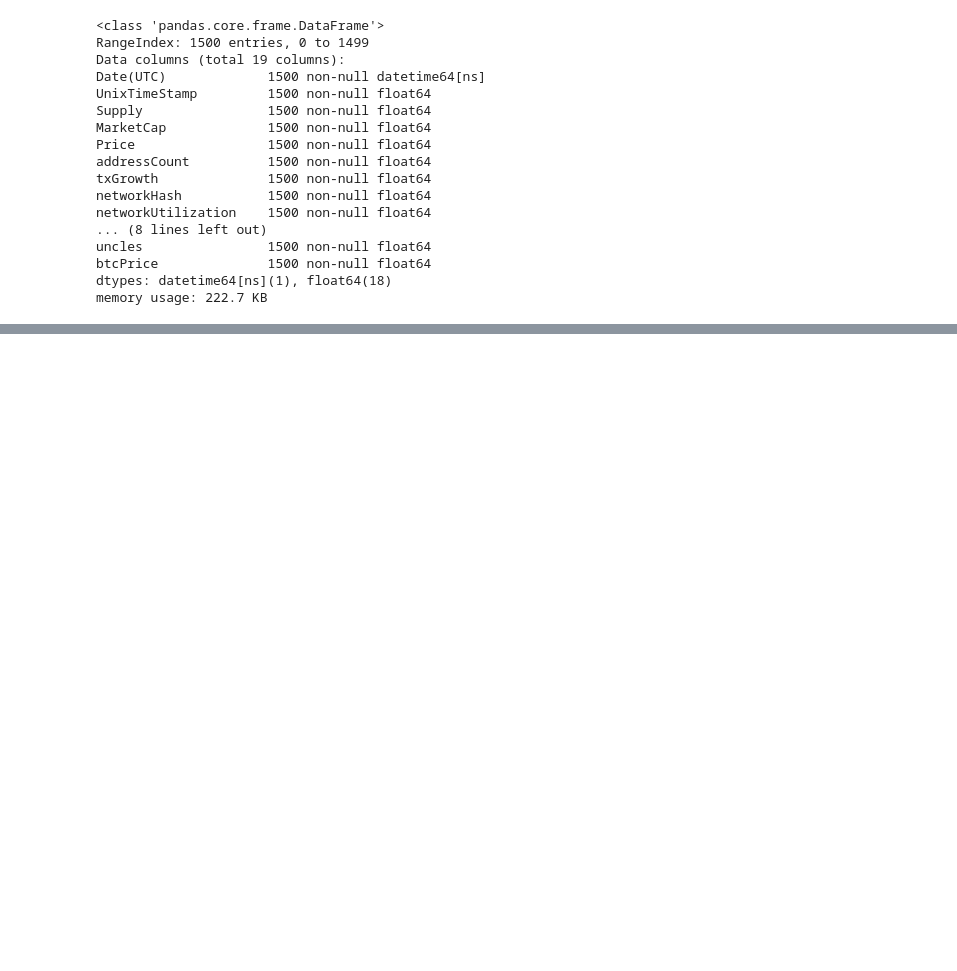
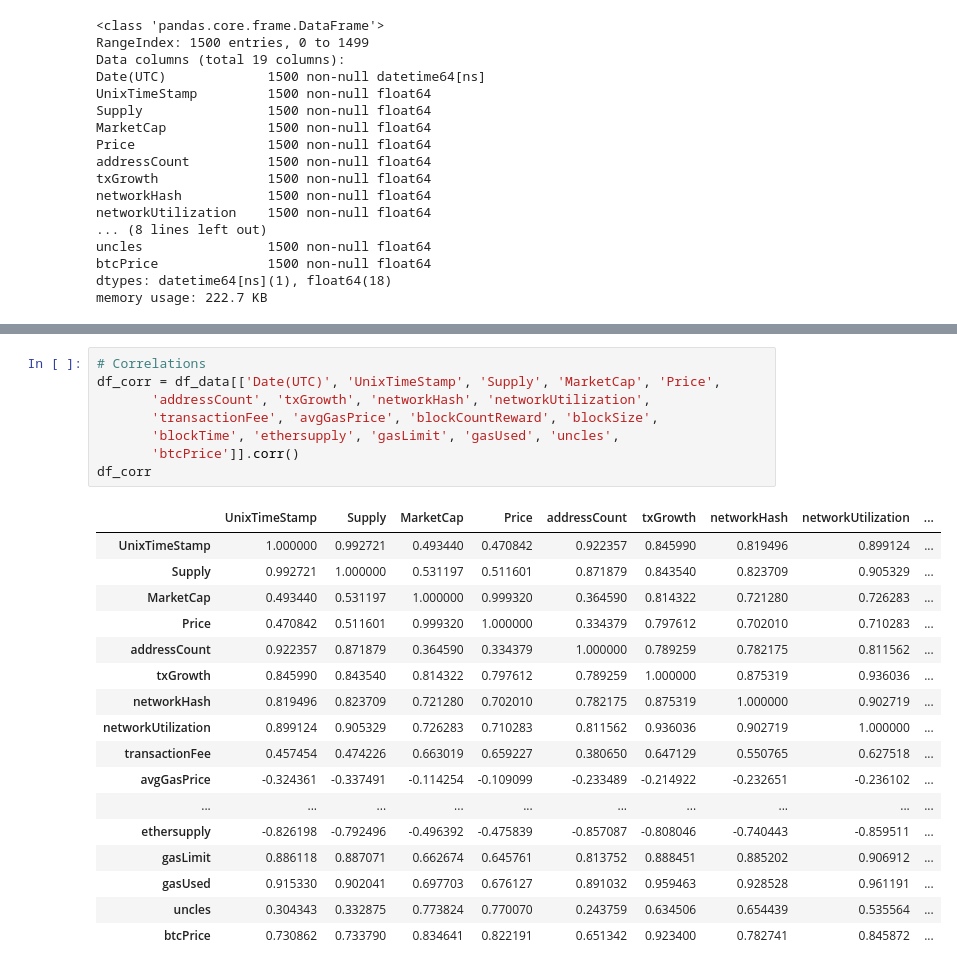
Before and after one commit to y4m4rx/appliedDataScienceProject, a Jupyter notebook: Data Clean/Project.ipynb, the cells around one changed output, grey strips where cells are left out. Drawn from its saved outputs; the diff is of its cells as text; blank space fills up the shorter version.

```diff
--- a/Data Clean/Project.ipynb
+++ b/Data Clean/Project.ipynb
@@ -141,3 +141,29 @@ df_data.describe()
 | 50% | 1.502971e+09 | 9.407962e+07 | 14216.503048 | 136.045000 | 5.975766e+06 | 3.061815e+05 | 92156.117400 | 0.569950 | ... |
 | 75% | 1.535350e+09 | 1.016003e+08 | 28674.968092 | 295.085000 | 4.406175e+07 | 6.285058e+05 | 179726.672575 | 0.831900 | ... |
 | max | 1.567728e+09 | 1.076359e+08 | 134295.814410 | 1385.020000 | 7.469110e+07 | 1.349890e+06 | 295911.997400 | 0.969000 | ... |
+# %%
+# Correlations
+df_corr = df_data[['Date(UTC)', 'UnixTimeStamp', 'Supply', 'MarketCap', 'Price',
+       'addressCount', 'txGrowth', 'networkHash', 'networkUtilization',
+       'transactionFee', 'avgGasPrice', 'blockCountReward', 'blockSize',
+       'blockTime', 'ethersupply', 'gasLimit', 'gasUsed', 'uncles',
+       'btcPrice']].corr()
+df_corr
+# %% [output]
+|  | UnixTimeStamp | Supply | MarketCap | Price | addressCount | txGrowth | networkHash | networkUtilization | ... |
+| UnixTimeStamp | 1.000000 | 0.992721 | 0.493440 | 0.470842 | 0.922357 | 0.845990 | 0.819496 | 0.899124 | ... |
+| Supply | 0.992721 | 1.000000 | 0.531197 | 0.511601 | 0.871879 | 0.843540 | 0.823709 | 0.905329 | ... |
+| MarketCap | 0.493440 | 0.531197 | 1.000000 | 0.999320 | 0.364590 | 0.814322 | 0.721280 | 0.726283 | ... |
+| Price | 0.470842 | 0.511601 | 0.999320 | 1.000000 | 0.334379 | 0.797612 | 0.702010 | 0.710283 | ... |
+| addressCount | 0.922357 | 0.871879 | 0.364590 | 0.334379 | 1.000000 | 0.789259 | 0.782175 | 0.811562 | ... |
+| txGrowth | 0.845990 | 0.843540 | 0.814322 | 0.797612 | 0.789259 | 1.000000 | 0.875319 | 0.936036 | ... |
+| networkHash | 0.819496 | 0.823709 | 0.721280 | 0.702010 | 0.782175 | 0.875319 | 1.000000 | 0.902719 | ... |
+| networkUtilization | 0.899124 | 0.905329 | 0.726283 | 0.710283 | 0.811562 | 0.936036 | 0.902719 | 1.000000 | ... |
+| transactionFee | 0.457454 | 0.474226 | 0.663019 | 0.659227 | 0.380650 | 0.647129 | 0.550765 | 0.627518 | ... |
+| avgGasPrice | -0.324361 | -0.337491 | -0.114254 | -0.109099 | -0.233489 | -0.214922 | -0.232651 | -0.236102 | ... |
+| ... | ... | ... | ... | ... | ... | ... | ... | ... | ... |
+| ethersupply | -0.826198 | -0.792496 | -0.496392 | -0.475839 | -0.857087 | -0.808046 | -0.740443 | -0.859511 | ... |
+| gasLimit | 0.886118 | 0.887071 | 0.662674 | 0.645761 | 0.813752 | 0.888451 | 0.885202 | 0.906912 | ... |
+| gasUsed | 0.915330 | 0.902041 | 0.697703 | 0.676127 | 0.891032 | 0.959463 | 0.928528 | 0.961191 | ... |
+| uncles | 0.304343 | 0.332875 | 0.773824 | 0.770070 | 0.243759 | 0.634506 | 0.654439 | 0.535564 | ... |
+| btcPrice | 0.730862 | 0.733790 | 0.834641 | 0.822191 | 0.651342 | 0.923400 | 0.782741 | 0.845872 | ... |
```
Also changed, not shown: parts of 3 cells of this notebook.
